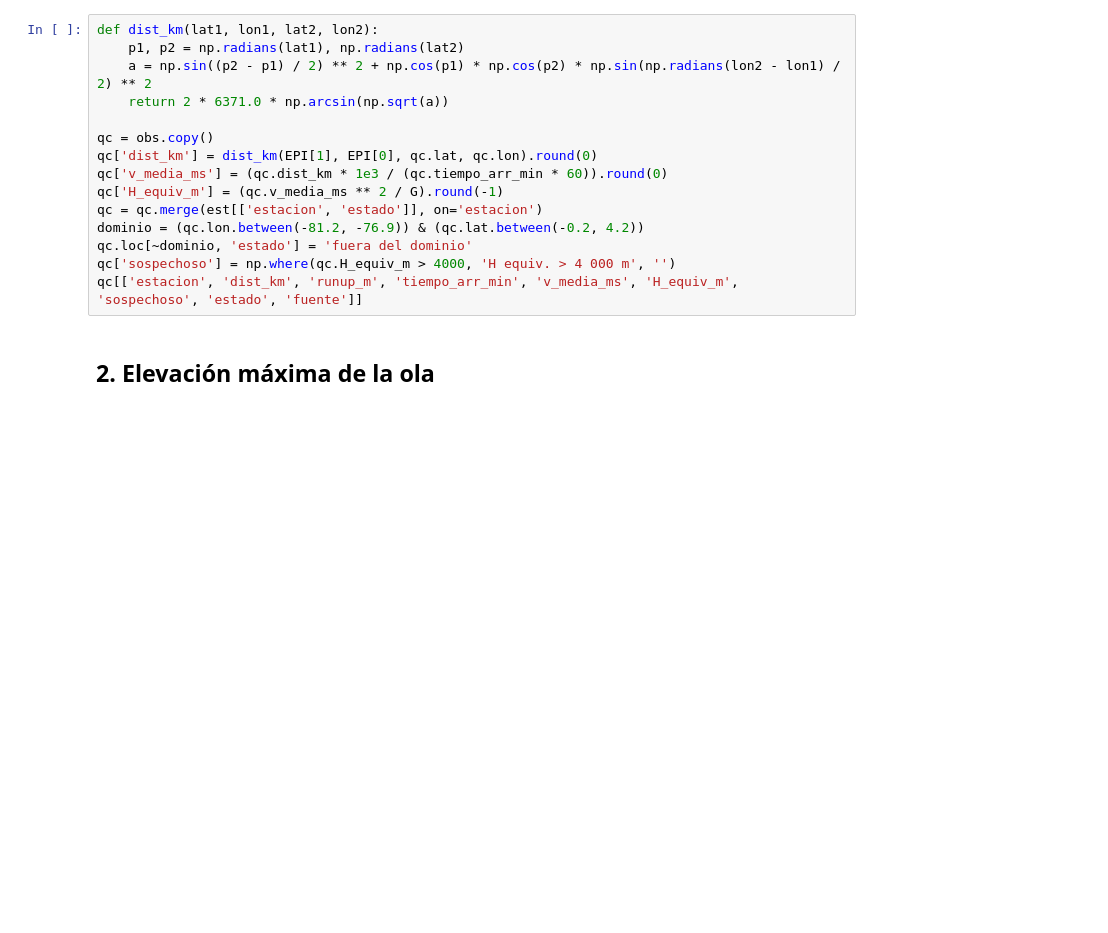
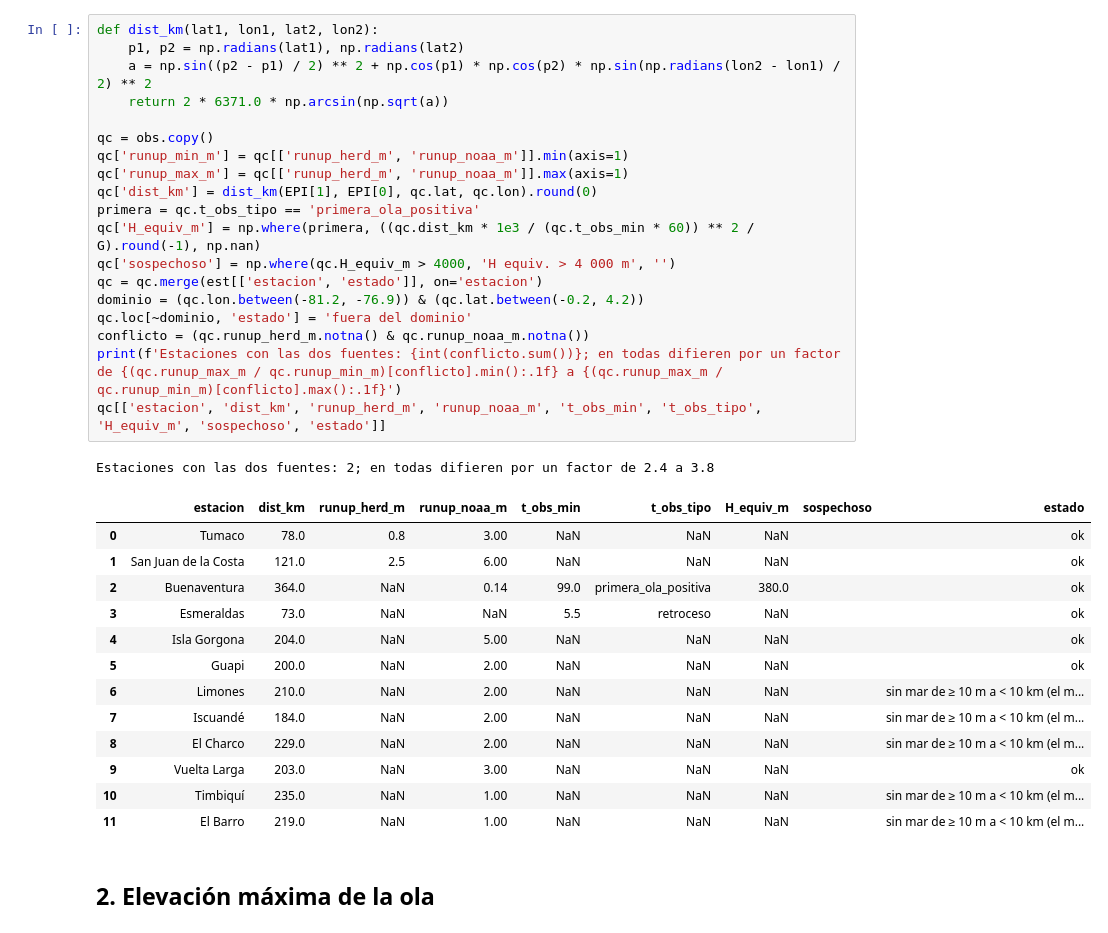
Before and after one commit to scr-ungrd/cuadernos-reproducibles-crc002, a Jupyter notebook: notebooks/03-visualization.ipynb, the cells around one changed output. Saved outputs shown, nothing was run; the diff lists cells and outputs as text; blank space fills up the shorter version.

```diff
--- a/notebooks/03-visualization.ipynb
+++ b/notebooks/03-visualization.ipynb
@@ -92,18 +100,37 @@ cuaderno 318 del libro *Teoría y métodos de análisis de riesgos*.
 # %%
 def dist_km(lat1, lon1, lat2, lon2):
     p1, p2 = np.radians(lat1), np.radians(lat2)
     a = np.sin((p2 - p1) / 2) ** 2 + np.cos(p1) * np.cos(p2) * np.sin(np.radians(lon2 - lon1) / 2) ** 2
     return 2 * 6371.0 * np.arcsin(np.sqrt(a))
 
 qc = obs.copy()
+qc['runup_min_m'] = qc[['runup_herd_m', 'runup_noaa_m']].min(axis=1)
+qc['runup_max_m'] = qc[['runup_herd_m', 'runup_noaa_m']].max(axis=1)
 qc['dist_km'] = dist_km(EPI[1], EPI[0], qc.lat, qc.lon).round(0)
-qc['v_media_ms'] = (qc.dist_km * 1e3 / (qc.tiempo_arr_min * 60)).round(0)
-qc['H_equiv_m'] = (qc.v_media_ms ** 2 / G).round(-1)
+primera = qc.t_obs_tipo == 'primera_ola_positiva'
+qc['H_equiv_m'] = np.where(primera, ((qc.dist_km * 1e3 / (qc.t_obs_min * 60)) ** 2 / G).round(-1), np.nan)
+qc['sospechoso'] = np.where(qc.H_equiv_m > 4000, 'H equiv. > 4 000 m', '')
 qc = qc.merge(est[['estacion', 'estado']], on='estacion')
 dominio = (qc.lon.between(-81.2, -76.9)) & (qc.lat.between(-0.2, 4.2))
 qc.loc[~dominio, 'estado'] = 'fuera del dominio'
-qc['sospechoso'] = np.where(qc.H_equiv_m > 4000, 'H equiv. > 4 000 m', '')
-qc[['estacion', 'dist_km', 'runup_m', 'tiempo_arr_min', 'v_media_ms', 'H_equiv_m', 'sospechoso', 'estado', 'fuente']]
+conflicto = (qc.runup_herd_m.notna() & qc.runup_noaa_m.notna())
+print(f'Estaciones con las dos fuentes: {int(conflicto.sum())}; en todas difieren por un factor de {(qc.runup_max_m / qc.runup_min_m)[conflicto].min():.1f} a {(qc.runup_max_m / qc.runup_min_m)[conflicto].max():.1f}')
+qc[['estacion', 'dist_km', 'runup_herd_m', 'runup_noaa_m', 't_obs_min', 't_obs_tipo', 'H_equiv_m', 'sospechoso', 'estado']]
+# %% [output]
+Estaciones con las dos fuentes: 2; en todas difieren por un factor de 2.4 a 3.8
+|  | estacion | dist_km | runup_herd_m | runup_noaa_m | t_obs_min | t_obs_tipo | H_equiv_m | sospechoso | estado |
+| 0 | Tumaco | 78.0 | 0.8 | 3.00 | NaN | NaN | NaN |  | ok |
+| 1 | San Juan de la Costa | 121.0 | 2.5 | 6.00 | NaN | NaN | NaN |  | ok |
+| 2 | Buenaventura | 364.0 | NaN | 0.14 | 99.0 | primera_ola_positiva | 380.0 |  | ok |
+| 3 | Esmeraldas | 73.0 | NaN | NaN | 5.5 | retroceso | NaN |  | ok |
+| 4 | Isla Gorgona | 204.0 | NaN | 5.00 | NaN | NaN | NaN |  | ok |
+| 5 | Guapi | 200.0 | NaN | 2.00 | NaN | NaN | NaN |  | ok |
+| 6 | Limones | 210.0 | NaN | 2.00 | NaN | NaN | NaN |  | sin mar de ≥ 10 m a < 10 km (el m... |
+| 7 | Iscuandé | 184.0 | NaN | 2.00 | NaN | NaN | NaN |  | sin mar de ≥ 10 m a < 10 km (el m... |
+| 8 | El Charco | 229.0 | NaN | 2.00 | NaN | NaN | NaN |  | sin mar de ≥ 10 m a < 10 km (el m... |
+| 9 | Vuelta Larga | 203.0 | NaN | 3.00 | NaN | NaN | NaN |  | ok |
+| 10 | Timbiquí | 235.0 | NaN | 1.00 | NaN | NaN | NaN |  | sin mar de ≥ 10 m a < 10 km (el m... |
+| 11 | El Barro | 219.0 | NaN | 1.00 | NaN | NaN | NaN |  | sin mar de ≥ 10 m a < 10 km (el m... |
 # %% [markdown]
 ## 2. Elevación máxima de la ola
 # %%
```
Also changed, not shown: parts of 17 cells of this notebook, 17 other files.
